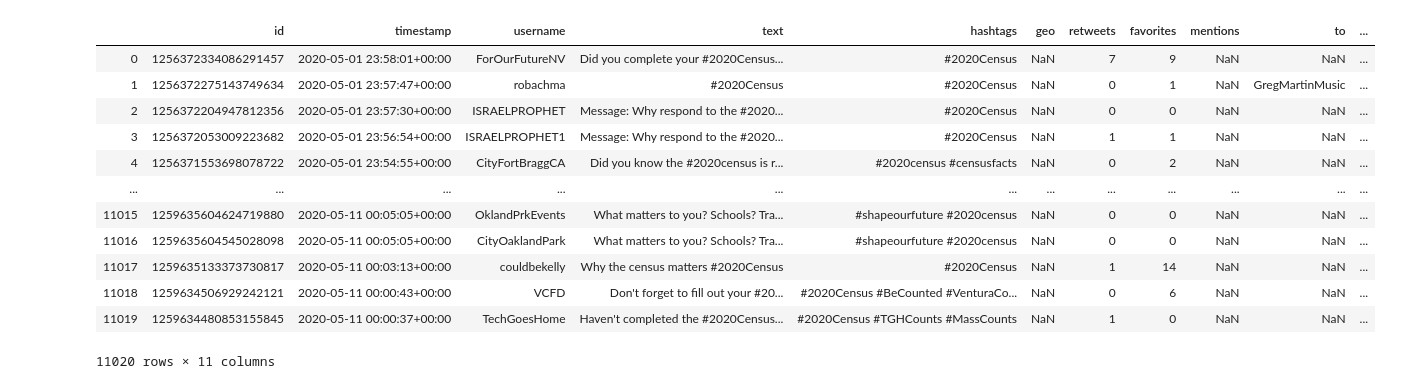
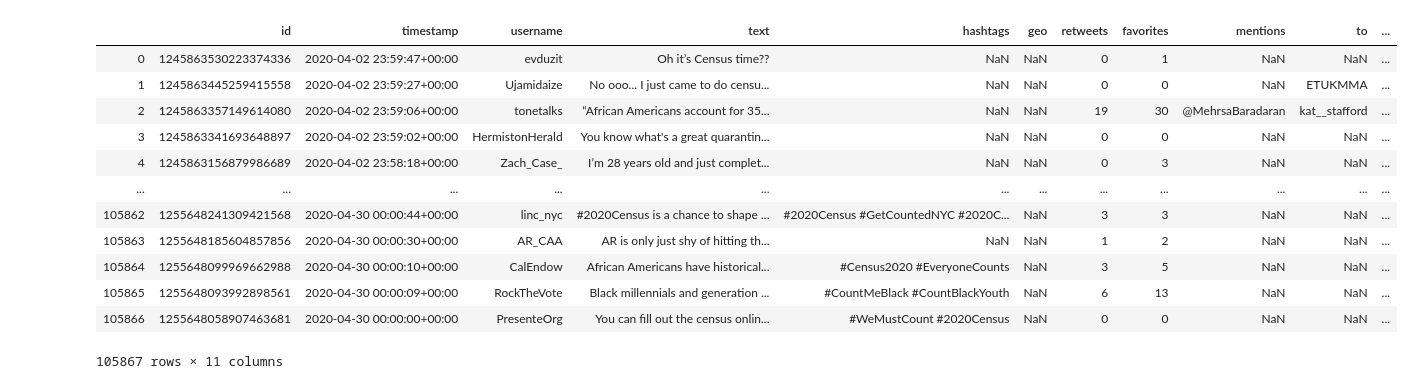
Before and after one commit to bwliv/NewsCounts-2020Census_tweets, a Jupyter notebook: oldTweets.ipynb, the cells around one changed output. Cells and saved outputs as stored; diff of their text form; code cells hidden in the pictures.

```diff
--- a/oldTweets.ipynb
+++ b/oldTweets.ipynb
@@ -5,11 +5,11 @@ import pandas as pd
 import datetime
 import time
 # %%
-def get_month_tweets2(month,query,start_day=1):
-    date_date = datetime.date.today().replace(day=start_day).replace(month=month)
+def get_month_tweets2(month,query,start_day=1,y=2020, hashtag=False):
+    date_date = datetime.date.today().replace(year=y).replace(day=start_day).replace(month=month)
     next_date = date_date + datetime.timedelta(days=1)
 
-    next_month = datetime.date.today().replace(day=28).replace(month=month)\
+    next_month = datetime.date.today().replace(year=y).replace(day=28).replace(month=month)\
     + datetime.timedelta(days=4)
     until_date= next_month - datetime.timedelta(days=next_month.day)
     until_date = until_date.strftime("%Y-%m-%d")
@@ -31,7 +31,7 @@ def get_month_tweets2(month,query,start_day=1):
                 df = pd.DataFrame(text_tweets, columns=["id","timestamp","username","text","hashtags","geo","retweets","favorites","mentions","to"])
                 df["date"] = df.timestamp.dt.date
 
-                store_csv2(df,month)
+                store_csv2(df,month,y,hashtag)
 
                 print(date_date.strftime("%Y-%m-%d"), len(text_tweets))
                 date_date = date_date + datetime.timedelta(days=1)
@@ -43,8 +43,20 @@ def get_month_tweets2(month,query,start_day=1):
                 print("Request error")
                 time.sleep(60*1)
 
-    df = pd.read_csv(f'data/census_tweets_month_{month}.csv')
+    hasht=""
+    if hashtag:
+        hasht = "hashtag_"
+
+    file_name = f'data/{y}/{hasht}census_tweets_month_{month}.csv'
+
+    df = pd.read_csv(file_name)
     return df
 
-def store_csv2(df,month):
-    df.to_csv(f'data/census_tweets_month_{month}.csv',mode = 'a', header= False, index = False)
+def store_csv2(df,month,y=2020,hashtag=False):
+    hasht=""
+    if hashtag:
+        hasht = "hashtag_"
+
+    file_name = f'data/{y}/{hasht}census_tweets_month_{month}.csv'
+
+    df.to_csv(file_name,mode = 'a', header= False, index = False)
@@ -62,0 +63,13 @@ may.head()
+# %%
+def update_month(year,month,query):
+    hashtag = "#" in query
+    if hashtag:
+        file_name = f"data/{year}/hashtag_census_tweets_month_{month}.csv"
+    else:
+        file_name = f"data/{year}/census_tweets_month_{month}.csv"
+
+    file = pd.read_csv(file_name, parse_dates=["date"]).sort_values(by=["date"],ascending=False)
+    date = file.date.dt.date.max() + datetime.timedelta(days=1)
+    day = date.day
+    if date.month==month:
+        return get_month_tweets2(month, query, start_day=day,y=year, hashtag=hashtag )
@@ -63,5 +95,6 @@ may.head()
 # %%
-text_query = "#2020census OR #census2020"
-df = get_month_tweets2(5,text_query,9)
+text_query = "census"
+# text_query = "#2020census OR #census2020"
+df = update_month(2020,4,text_query)
 df
 # %% [output]
@@ -71,13 +118,13 @@ df
 |  | id | timestamp | username | text | hashtags | geo | retweets | favorites | mentions | to | ... |
-| 0 | 1256372334086291457 | 2020-05-01 23:58:01+00:00 | ForOurFutureNV | Did you complete your #2020Census... | #2020Census | NaN | 7 | 9 | NaN | NaN | ... |
-| 1 | 1256372275143749634 | 2020-05-01 23:57:47+00:00 | robachma | #2020Census | #2020Census | NaN | 0 | 1 | NaN | GregMartinMusic | ... |
-| 2 | 1256372204947812356 | 2020-05-01 23:57:30+00:00 | ISRAELPROPHET | Message: Why respond to the #2020... | #2020Census | NaN | 0 | 0 | NaN | NaN | ... |
-| 3 | 1256372053009223682 | 2020-05-01 23:56:54+00:00 | ISRAELPROPHET1 | Message: Why respond to the #2020... | #2020Census | NaN | 1 | 1 | NaN | NaN | ... |
-| 4 | 1256371553698078722 | 2020-05-01 23:54:55+00:00 | CityFortBraggCA | Did you know the #2020census is r... | #2020census #censusfacts | NaN | 0 | 2 | NaN | NaN | ... |
+| 0 | 1245863530223374336 | 2020-04-02 23:59:47+00:00 | evduzit | Oh it’s Census time?? | NaN | NaN | 0 | 1 | NaN | NaN | ... |
+| 1 | 1245863445259415558 | 2020-04-02 23:59:27+00:00 | Ujamidaize | No ooo... I just came to do censu... | NaN | NaN | 0 | 0 | NaN | ETUKMMA | ... |
+| 2 | 1245863357149614080 | 2020-04-02 23:59:06+00:00 | tonetalks | “African Americans account for 35... | NaN | NaN | 19 | 30 | @MehrsaBaradaran | kat__stafford | ... |
+| 3 | 1245863341693648897 | 2020-04-02 23:59:02+00:00 | HermistonHerald | You know what's a great quarantin... | NaN | NaN | 0 | 0 | NaN | NaN | ... |
+| 4 | 1245863156879986689 | 2020-04-02 23:58:18+00:00 | Zach_Case_ | I’m 28 years old and just complet... | NaN | NaN | 0 | 3 | NaN | NaN | ... |
 | ... | ... | ... | ... | ... | ... | ... | ... | ... | ... | ... | ... |
-| 11015 | 1259635604624719880 | 2020-05-11 00:05:05+00:00 | OklandPrkEvents | What matters to you? Schools? Tra... | #shapeourfuture #2020census | NaN | 0 | 0 | NaN | NaN | ... |
-| 11016 | 1259635604545028098 | 2020-05-11 00:05:05+00:00 | CityOaklandPark | What matters to you? Schools? Tra... | #shapeourfuture #2020census | NaN | 0 | 0 | NaN | NaN | ... |
-| 11017 | 1259635133373730817 | 2020-05-11 00:03:13+00:00 | couldbekelly | Why the census matters #2020Census | #2020Census | NaN | 1 | 14 | NaN | NaN | ... |
-| 11018 | 1259634506929242121 | 2020-05-11 00:00:43+00:00 | VCFD | Don't forget to fill out your #20... | #2020Census #BeCounted #VenturaCo... | NaN | 0 | 6 | NaN | NaN | ... |
-| 11019 | 1259634480853155845 | 2020-05-11 00:00:37+00:00 | TechGoesHome | Haven't completed the #2020Census... | #2020Census #TGHCounts #MassCounts | NaN | 1 | 0 | NaN | NaN | ... |
+| 105862 | 1255648241309421568 | 2020-04-30 00:00:44+00:00 | linc_nyc | #2020Census is a chance to shape ... | #2020Census #GetCountedNYC #2020C... | NaN | 3 | 3 | NaN | NaN | ... |
+| 105863 | 1255648185604857856 | 2020-04-30 00:00:30+00:00 | AR_CAA | AR is only just shy of hitting th... | NaN | NaN | 1 | 2 | NaN | NaN | ... |
+| 105864 | 1255648099969662988 | 2020-04-30 00:00:10+00:00 | CalEndow | African Americans have historical... | #Census2020 #EveryoneCounts | NaN | 3 | 5 | NaN | NaN | ... |
+| 105865 | 1255648093992898561 | 2020-04-30 00:00:09+00:00 | RockTheVote | Black millennials and generation ... | #CountMeBlack #CountBlackYouth | NaN | 6 | 13 | NaN | NaN | ... |
+| 105866 | 1255648058907463681 | 2020-04-30 00:00:00+00:00 | PresenteOrg | You can fill out the census onlin... | #WeMustCount #2020Census | NaN | 0 | 0 | NaN | NaN | ... |
-11020 rows × 11 columns
+105867 rows × 11 columns
```
Also changed, not shown: parts of 3 cells of this notebook, 26 other files.
